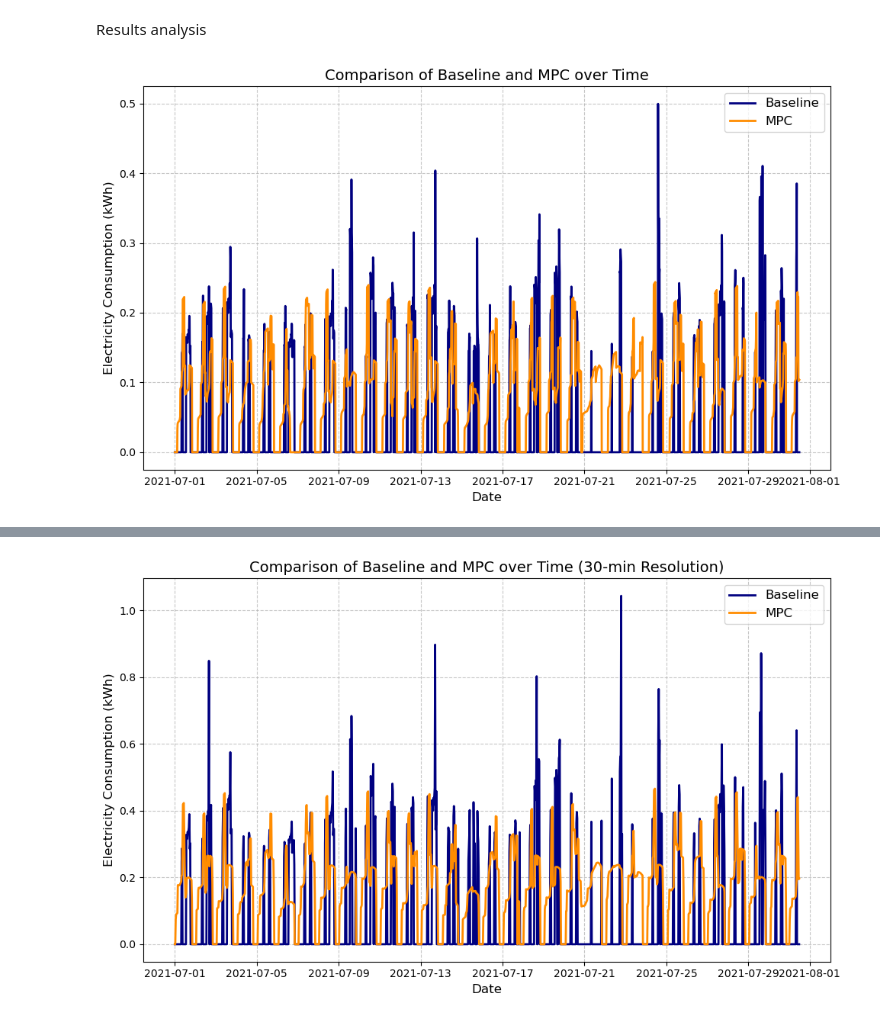
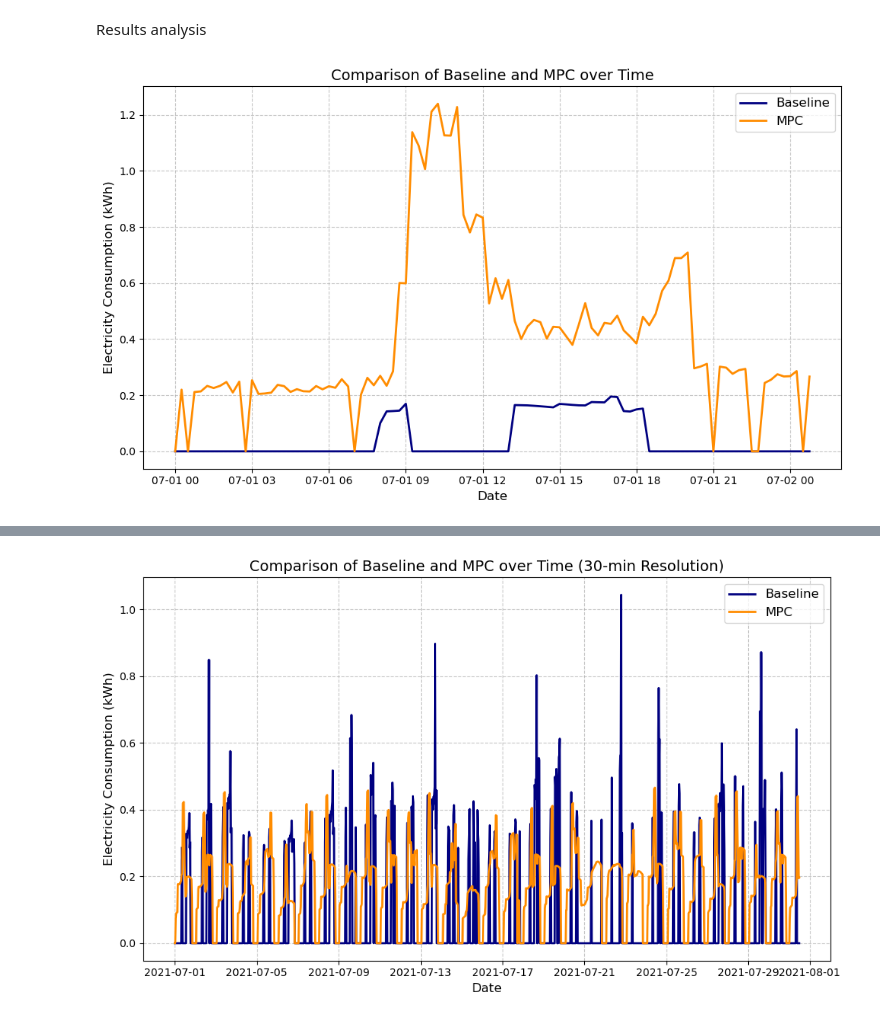
Before and after one commit to KrisCHEN8/PCM_RL-MPC, a Jupyter notebook: results/analysis.ipynb, the cells around one changed output, grey strips where cells are left out. Saved outputs shown, nothing was run; the diff lists cells and outputs as text; code cells hidden in the pictures.

```diff
--- a/results/analysis.ipynb
+++ b/results/analysis.ipynb
@@ -214,33 +214,33 @@ baseline_1H.index = pd.date_range(start='2021-01-01 00:00:00', periods=len(basel
 # %%
 # Extract relevant data
 baseline_15T_val = baseline_15T.loc[date_index_15T, 'e']
 rl_mpc_val = df_results_15T['e_hp']
 
 # Create a figure and axis
 plt.figure(figsize=(10, 6))
 
 # Plot the baseline
-plt.plot(baseline_15T_val, label='Baseline', color='navy', linewidth=2)
+plt.plot(baseline_15T_val[:100], label='Baseline', color='navy', linewidth=2)
 
 # Plot the RL-MPC
-plt.plot(rl_mpc_val, label='MPC', color='darkorange', linewidth=2)
+plt.plot(rl_mpc_val[:100], label='MPC', color='darkorange', linewidth=2)
 
 # Add a title and labels
 plt.title('Comparison of Baseline and MPC over Time', fontsize=14)
 plt.xlabel('Date', fontsize=12)
 plt.ylabel('Electricity Consumption (kWh)', fontsize=12)
 
 # Show legend
 plt.legend(loc='best', fontsize=12)
 
 # Add grid lines for readability
 plt.grid(True, linestyle='--', alpha=0.7)
 
 # (Optional) Adjust the x-axis to show dates more clearly
 # plt.xticks(rotation=45)
 
 # Display the plot
 plt.tight_layout()
 plt.show()
 # %% [output]
-[figure, old version]
+[figure, new version]
```
Also changed, not shown: parts of 1 cell of this notebook, 10 other files.
